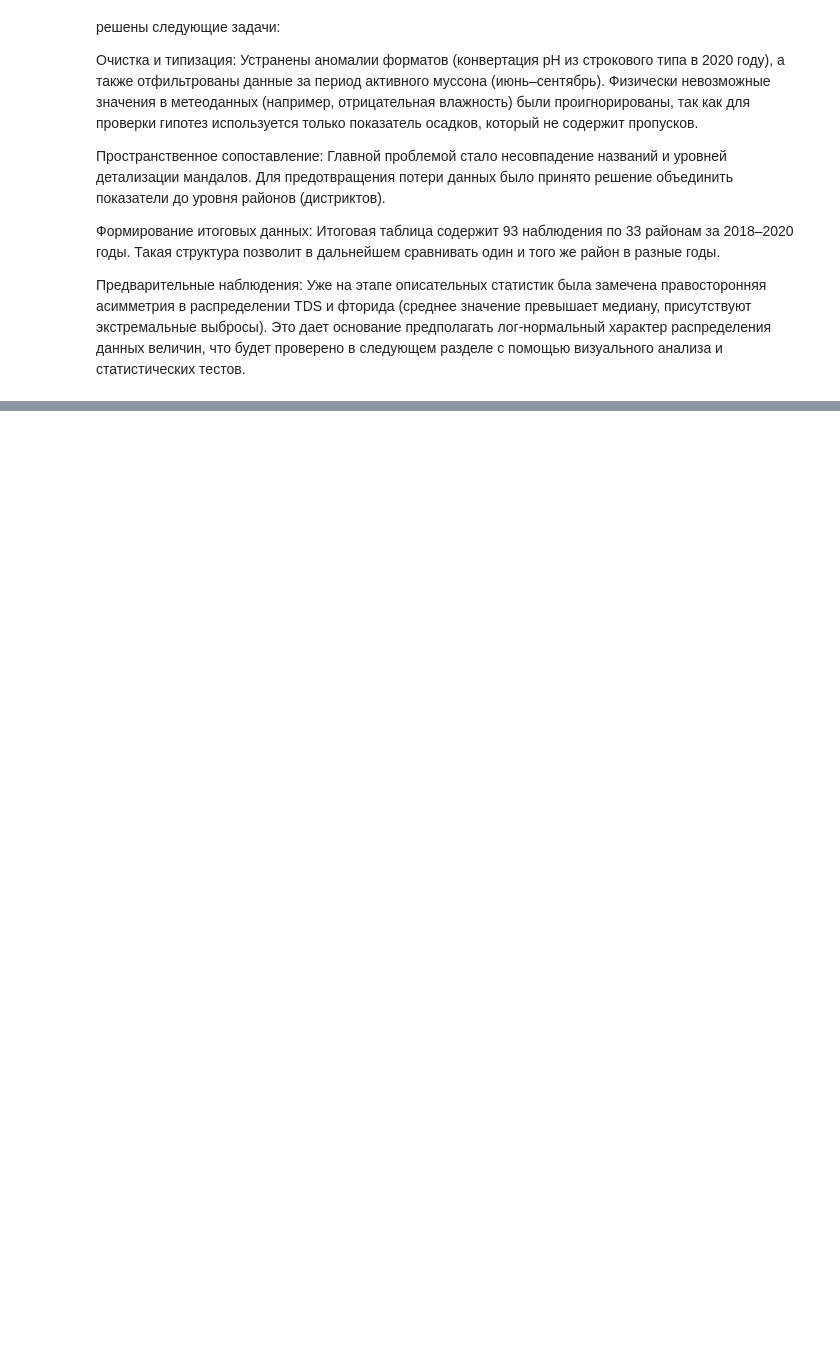
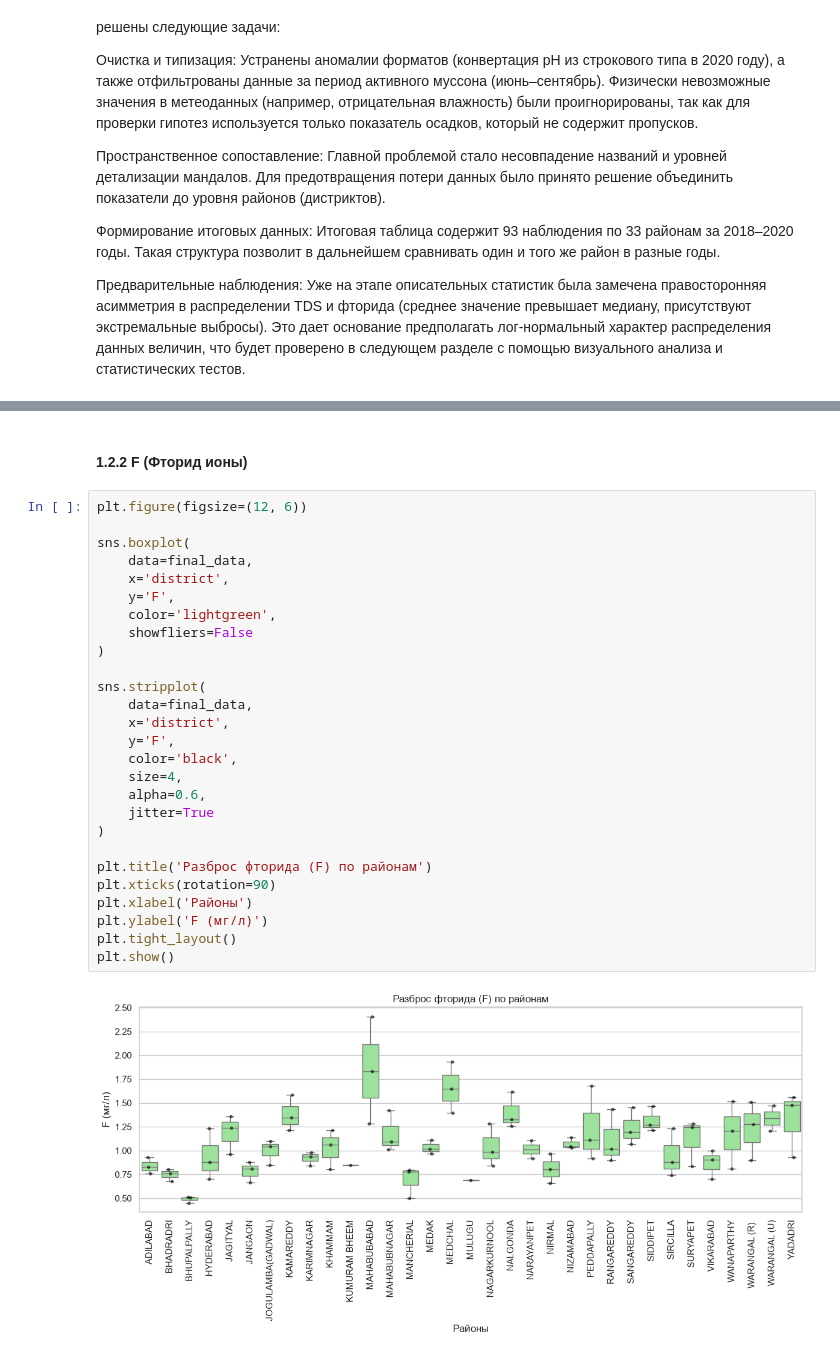
Before and after one commit to dasha1154/lab.stat, a Jupyter notebook: labwork.ipynb, the cells around one changed output, grey strips where cells are left out. Saved outputs shown, nothing was run; the diff lists cells and outputs as text; blank space fills up the shorter version.

```diff
--- a/labwork.ipynb
+++ b/labwork.ipynb
@@ -486,0 +548,31 @@ final_data.head(10)
+# %% [markdown]
+#### 1.2.2 F (Фторид ионы)
+# %%
+plt.figure(figsize=(12, 6))
+
+sns.boxplot(
+    data=final_data,
+    x='district',
+    y='F',
+    color='lightgreen',
+    showfliers=False
+)
+
+sns.stripplot(
+    data=final_data,
+    x='district',
+    y='F',
+    color='black',
+    size=4,
+    alpha=0.6,
+    jitter=True
+)
+
+plt.title('Разброс фторида (F) по районам')
+plt.xticks(rotation=90)
+plt.xlabel('Районы')
+plt.ylabel('F (мг/л)')
+plt.tight_layout()
+plt.show()
+# %% [output]
+[figure, added]
```
Also changed, not shown: parts of 13 cells of this notebook.
